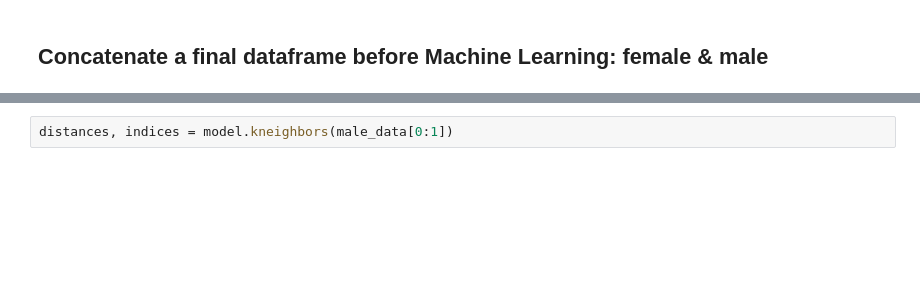
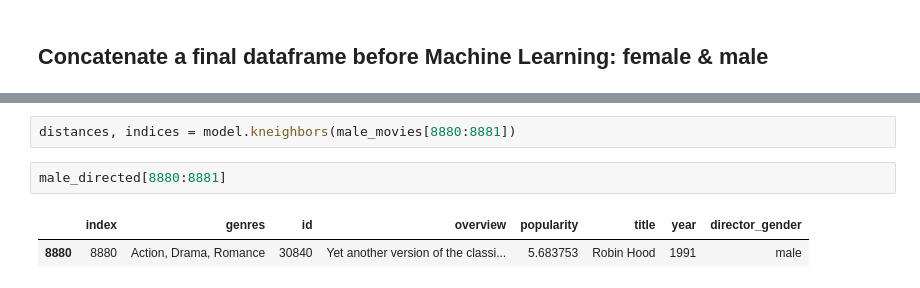
Before and after one commit to moldypeaches/DAFT_0410, a Jupyter notebook: module_3/Project_week_8/ML_Part1.ipynb, the cells around one changed output, grey strips where cells are left out. Saved outputs shown, nothing was run; the diff lists cells and outputs as text; blank space fills up the shorter version.

```diff
--- a/module_3/Project_week_8/ML_Part1.ipynb
+++ b/module_3/Project_week_8/ML_Part1.ipynb
@@ -323,5 +268,10 @@ final_female
 # %%
-distances, indices = model.kneighbors(male_data[0:1])
+distances, indices = model.kneighbors(male_movies[8880:8881])
+# %%
+male_directed[8880:8881]
+# %% [output]
+|  | index | genres | id | overview | popularity | title | year | director_gender |
+| 8880 | 8880 | Action, Drama, Romance | 30840 | Yet another version of the classi... | 5.683753 | Robin Hood | 1991 | male |
 # %%
 distances
 # %% [output]
```
Also changed, not shown: parts of 56 cells of this notebook.
